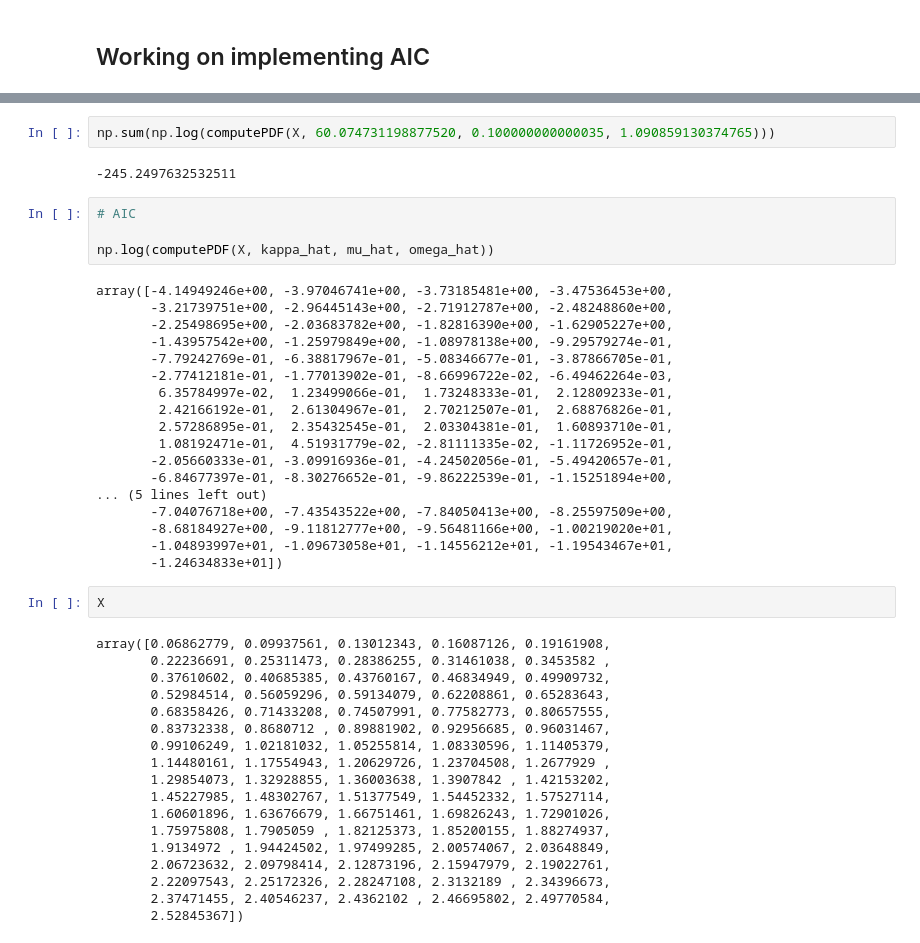
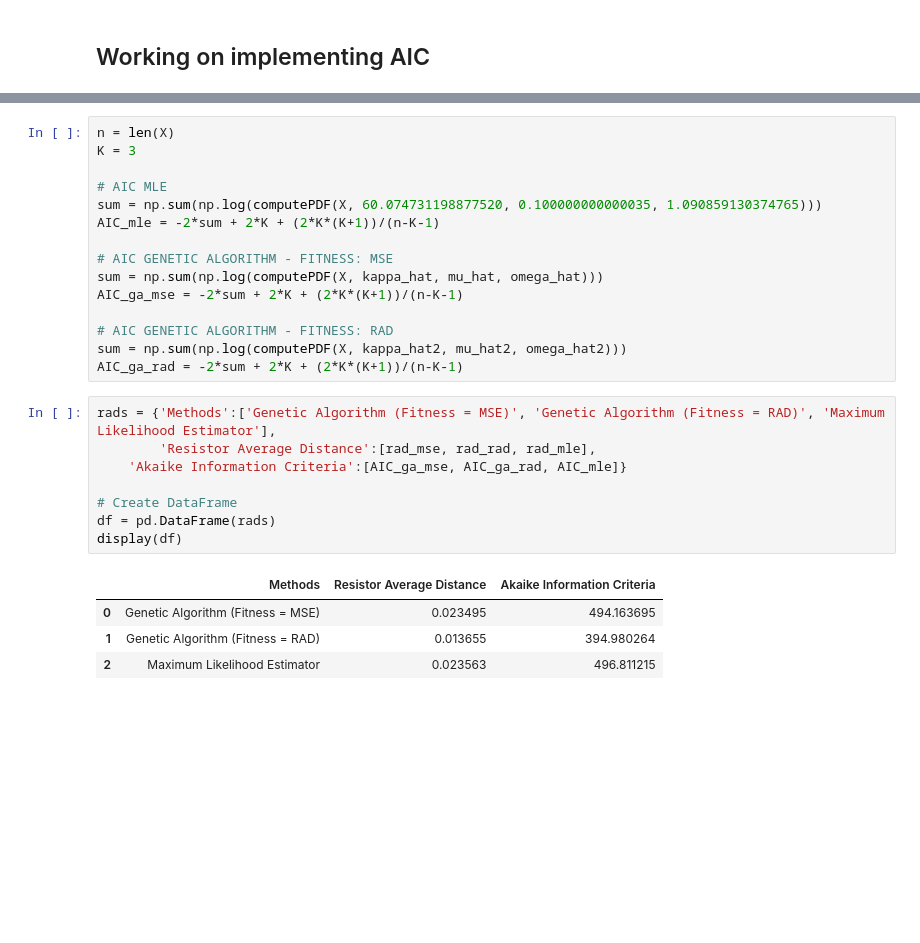
Before and after one commit to SamuelBFG/ga-fading, a Jupyter notebook: GeneticAlgorithm_CurveFitting.ipynb, the cells around one changed output, grey strips where cells are left out. Saved outputs shown, nothing was run; the diff lists cells and outputs as text; blank space fills up the shorter version.

```diff
--- a/GeneticAlgorithm_CurveFitting.ipynb
+++ b/GeneticAlgorithm_CurveFitting.ipynb
@@ -616,46 +571,28 @@ array([225.38052666, 226.1797817 , 226.9818711 , 227.7868049 ,
-# %%
-np.sum(np.log(computePDF(X, 60.074731198877520, 0.100000000000035, 1.090859130374765)))
-# %% [output]
--245.2497632532511
-# %%
-# AIC
-
-np.log(computePDF(X, kappa_hat, mu_hat, omega_hat))
-# %% [output]
-array([-4.14949246e+00, -3.97046741e+00, -3.73185481e+00, -3.47536453e+00,
-       -3.21739751e+00, -2.96445143e+00, -2.71912787e+00, -2.48248860e+00,
-       -2.25498695e+00, -2.03683782e+00, -1.82816390e+00, -1.62905227e+00,
-       -1.43957542e+00, -1.25979849e+00, -1.08978138e+00, -9.29579274e-01,
-       -7.79242769e-01, -6.38817967e-01, -5.08346677e-01, -3.87866705e-01,
-       -2.77412181e-01, -1.77013902e-01, -8.66996722e-02, -6.49462264e-03,
-        6.35784997e-02,  1.23499066e-01,  1.73248333e-01,  2.12809233e-01,
-        2.42166192e-01,  2.61304967e-01,  2.70212507e-01,  2.68876826e-01,
-        2.57286895e-01,  2.35432545e-01,  2.03304381e-01,  1.60893710e-01,
-        1.08192471e-01,  4.51931779e-02, -2.81111335e-02, -1.11726952e-01,
-       -2.05660333e-01, -3.09916936e-01, -4.24502056e-01, -5.49420657e-01,
-       -6.84677397e-01, -8.30276652e-01, -9.86222539e-01, -1.15251894e+00,
-... (5 lines left out)
-       -7.04076718e+00, -7.43543522e+00, -7.84050413e+00, -8.25597509e+00,
-       -8.68184927e+00, -9.11812777e+00, -9.56481166e+00, -1.00219020e+01,
-       -1.04893997e+01, -1.09673058e+01, -1.14556212e+01, -1.19543467e+01,
-       -1.24634833e+01])
-# %%
-X
-# %% [output]
-array([0.06862779, 0.09937561, 0.13012343, 0.16087126, 0.19161908,
-       0.22236691, 0.25311473, 0.28386255, 0.31461038, 0.3453582 ,
-       0.37610602, 0.40685385, 0.43760167, 0.46834949, 0.49909732,
-       0.52984514, 0.56059296, 0.59134079, 0.62208861, 0.65283643,
-       0.68358426, 0.71433208, 0.74507991, 0.77582773, 0.80657555,
-       0.83732338, 0.8680712 , 0.89881902, 0.92956685, 0.96031467,
-       0.99106249, 1.02181032, 1.05255814, 1.08330596, 1.11405379,
-       1.14480161, 1.17554943, 1.20629726, 1.23704508, 1.2677929 ,
-       1.29854073, 1.32928855, 1.36003638, 1.3907842 , 1.42153202,
-       1.45227985, 1.48302767, 1.51377549, 1.54452332, 1.57527114,
-       1.60601896, 1.63676679, 1.66751461, 1.69826243, 1.72901026,
-       1.75975808, 1.7905059 , 1.82125373, 1.85200155, 1.88274937,
-       1.9134972 , 1.94424502, 1.97499285, 2.00574067, 2.03648849,
-       2.06723632, 2.09798414, 2.12873196, 2.15947979, 2.19022761,
-       2.22097543, 2.25172326, 2.28247108, 2.3132189 , 2.34396673,
-       2.37471455, 2.40546237, 2.4362102 , 2.46695802, 2.49770584,
-       2.52845367])
+# %%
+n = len(X)
+K = 3
+
+# AIC MLE
+sum = np.sum(np.log(computePDF(X, 60.074731198877520, 0.100000000000035, 1.090859130374765)))
+AIC_mle = -2*sum + 2*K + (2*K*(K+1))/(n-K-1)
+
+# AIC GENETIC ALGORITHM - FITNESS: MSE
+sum = np.sum(np.log(computePDF(X, kappa_hat, mu_hat, omega_hat)))
+AIC_ga_mse = -2*sum + 2*K + (2*K*(K+1))/(n-K-1)
+
+# AIC GENETIC ALGORITHM - FITNESS: RAD
+sum = np.sum(np.log(computePDF(X, kappa_hat2, mu_hat2, omega_hat2)))
+AIC_ga_rad = -2*sum + 2*K + (2*K*(K+1))/(n-K-1)
+# %%
+rads = {'Methods':['Genetic Algorithm (Fitness = MSE)', 'Genetic Algorithm (Fitness = RAD)', 'Maximum Likelihood Estimator'],
+		'Resistor Average Distance':[rad_mse, rad_rad, rad_mle],
+    'Akaike Information Criteria':[AIC_ga_mse, AIC_ga_rad, AIC_mle]}
+
+# Create DataFrame
+df = pd.DataFrame(rads)
+display(df)
+# %% [output]
+|  | Methods | Resistor Average Distance | Akaike Information Criteria |
+| 0 | Genetic Algorithm (Fitness = MSE) | 0.023495 | 494.163695 |
+| 1 | Genetic Algorithm (Fitness = RAD) | 0.013655 | 394.980264 |
+| 2 | Maximum Likelihood Estimator | 0.023563 | 496.811215 |
```
Also changed, not shown: parts of 4 cells of this notebook.
